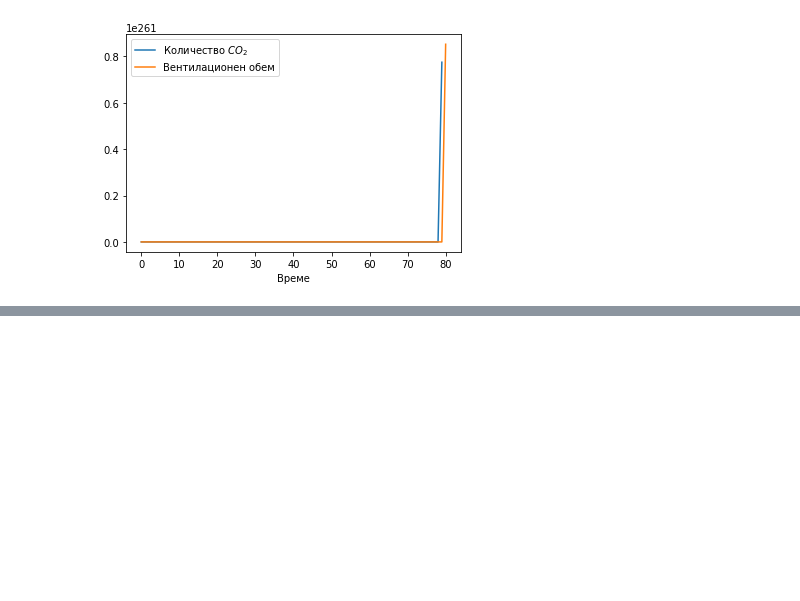
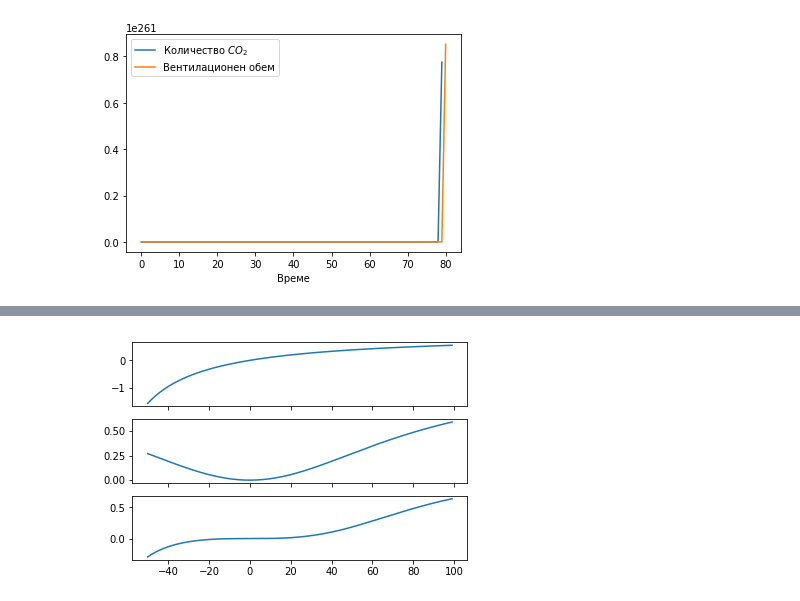
Before and after one commit to Beatris/biomath_models, a Jupyter notebook: Ventilation Control.ipynb, the cells around one changed output, grey strips where cells are left out. Cells and saved outputs as stored; diff of their text form; code cells hidden in the pictures; blank space fills up the shorter version.

```diff
--- a/Ventilation Control.ipynb
+++ b/Ventilation Control.ipynb
@@ -272,0 +317,9 @@ plot_model(nonlinear_model(100, 1.1, 1.1, 1.2)) # alpha * beta = 1.21
+# %%
+C = np.arange(-50, 100)
+f, (ax1, ax2, ax3) = plt.subplots(3, 1, sharex=True)
+ax1.plot(C, s(C, K=82, l=1))
+ax2.plot(C, s(C, K=82, l=2))
+ax3.plot(C, s(C, K=82, l=3))
+plt.show()
+# %% [output]
+[figure, added]
```
Also changed, not shown: parts of 8 cells of this notebook.
